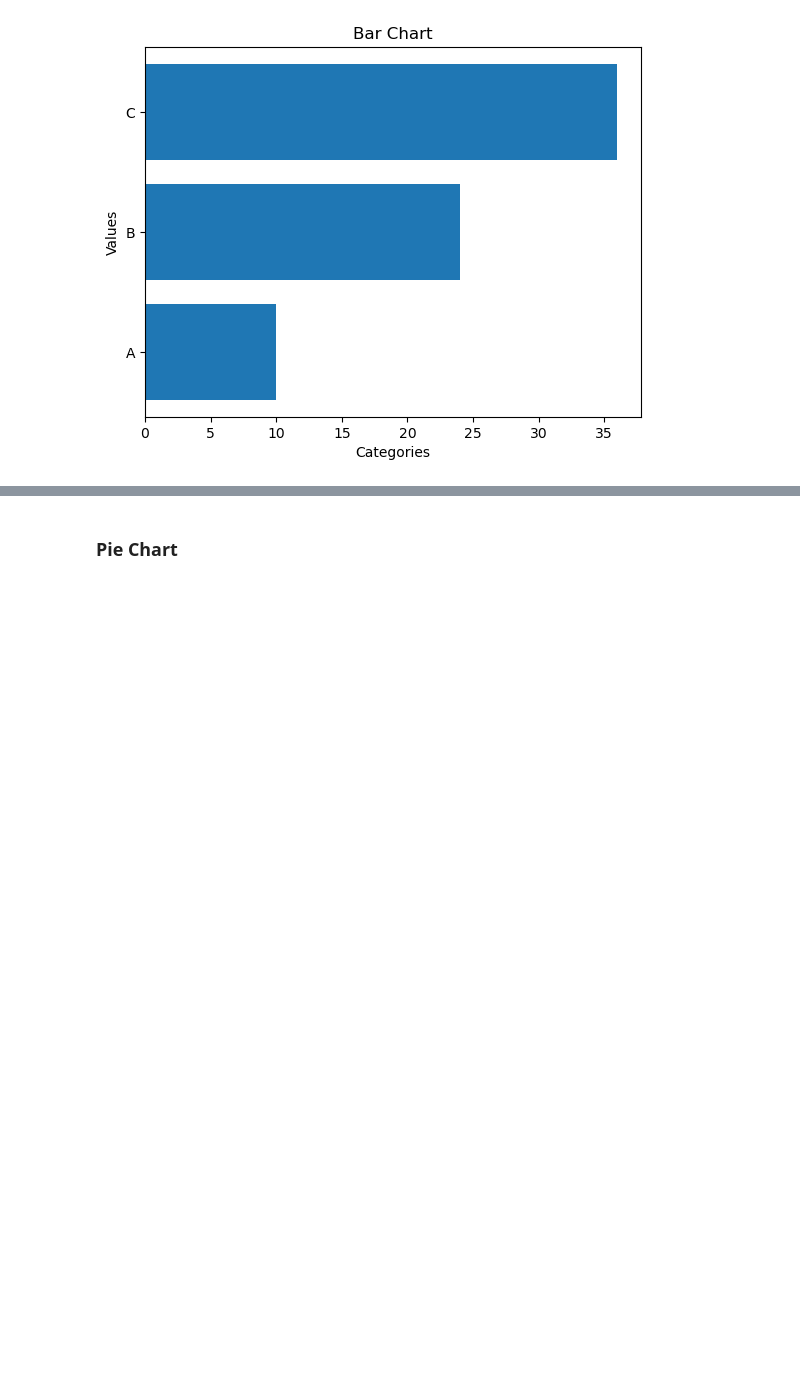
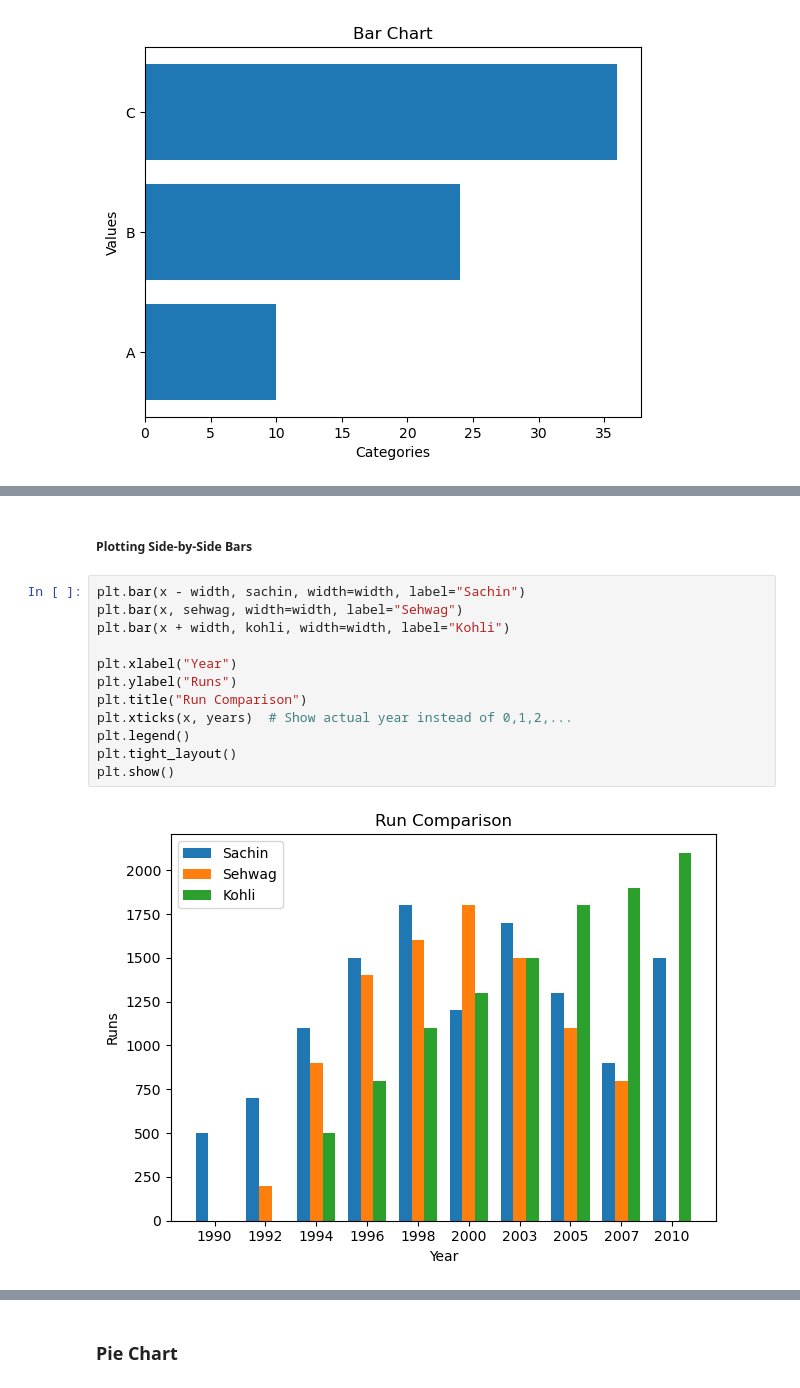
Before and after one commit to jatinvish-01/Maplotlib-Jupyter, a Jupyter notebook: plotting, bars, charts and histogram.ipynb, the cells around one changed output, grey strips where cells are left out. Saved outputs shown, nothing was run; the diff lists cells and outputs as text; blank space fills up the shorter version.

```diff
--- a/plotting, bars, charts and histogram.ipynb
+++ b/plotting, bars, charts and histogram.ipynb
@@ -20,0 +44,16 @@ plt.show()
+# %% [markdown]
+##### Plotting Side-by-Side Bars
+# %%
+plt.bar(x - width, sachin, width=width, label="Sachin")
+plt.bar(x, sehwag, width=width, label="Sehwag")
+plt.bar(x + width, kohli, width=width, label="Kohli")
+
+plt.xlabel("Year")
+plt.ylabel("Runs")
+plt.title("Run Comparison")
+plt.xticks(x, years)  # Show actual year instead of 0,1,2,...
+plt.legend()
+plt.tight_layout()
+plt.show()
+# %% [output]
+[figure, added]
```
Also changed, not shown: parts of 4 cells of this notebook.
